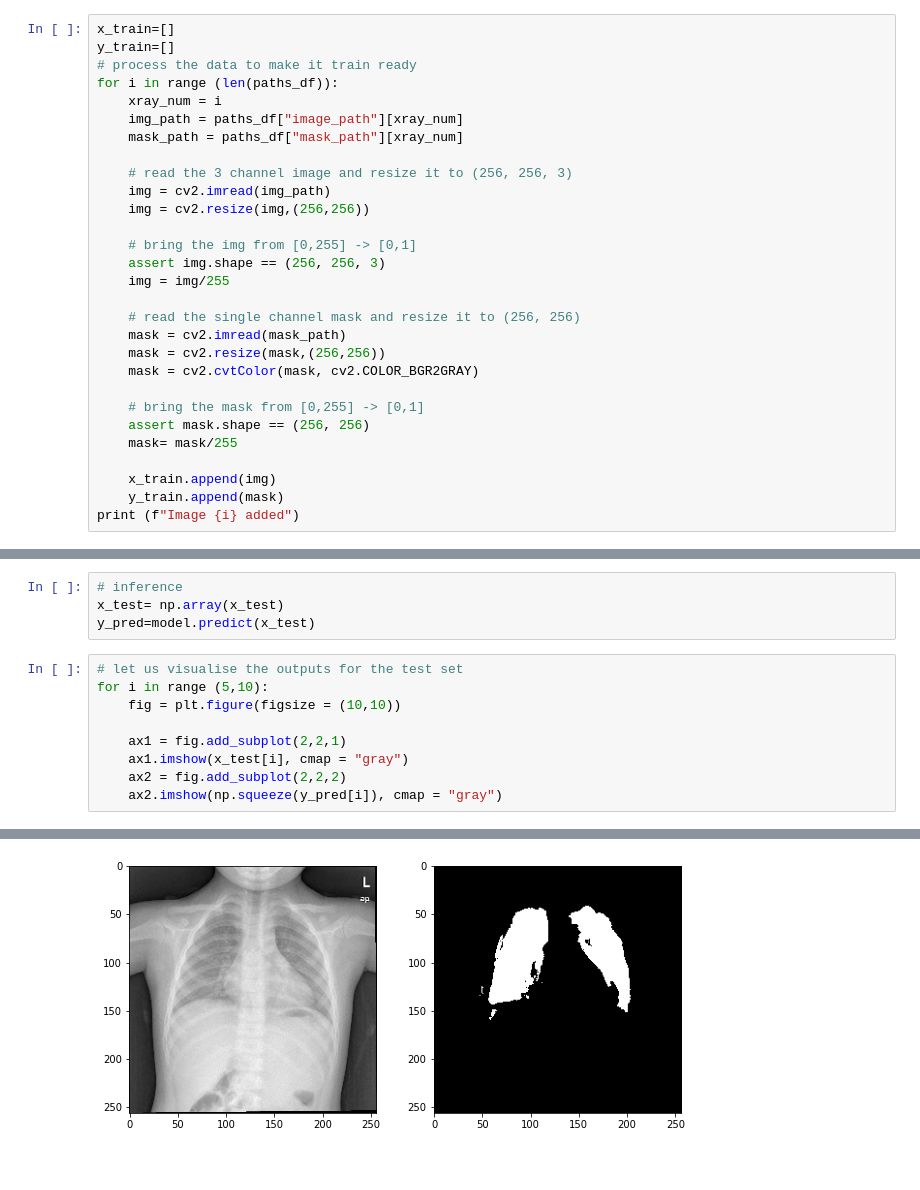
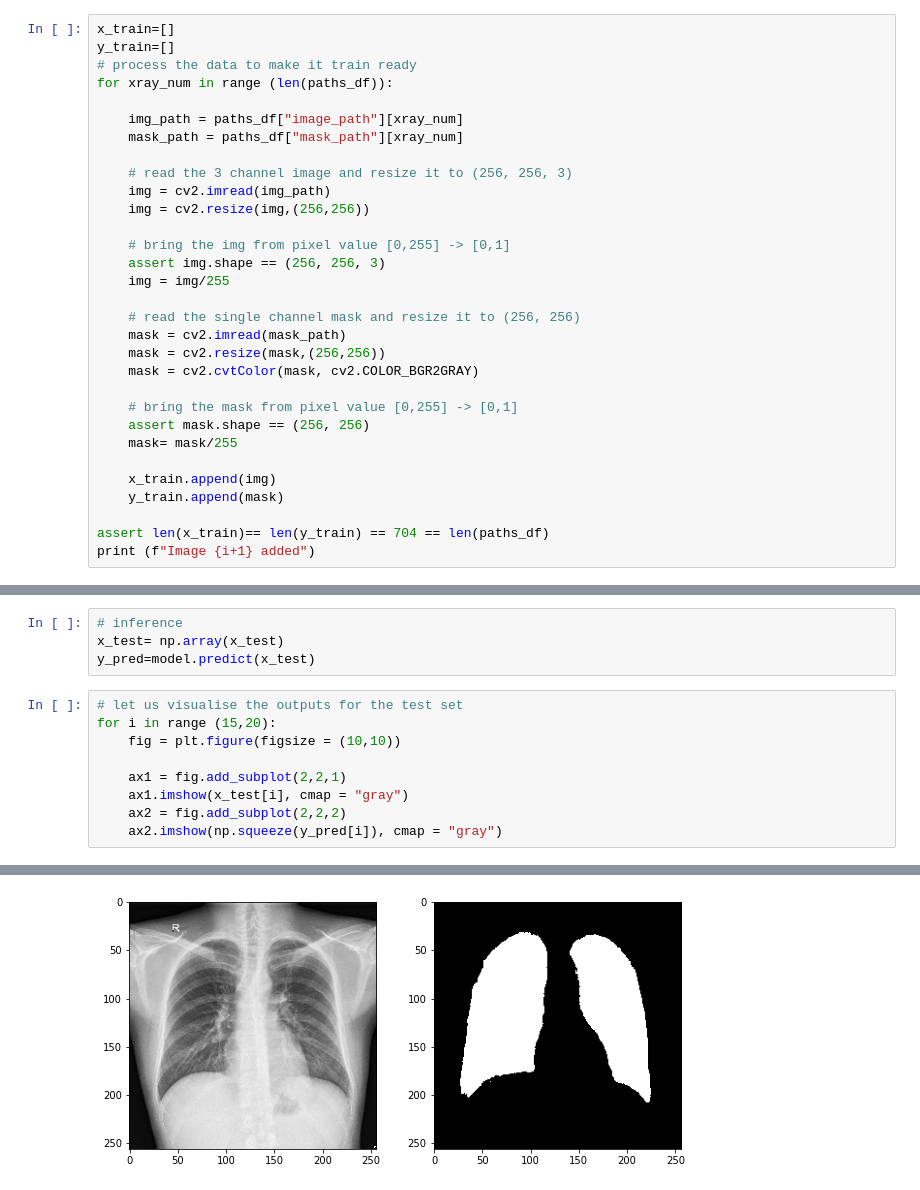
Before and after one commit to a-parida12/furry-octo-spork, a Jupyter notebook: solution/LungSegmentation.ipynb, the cells around one changed output, grey strips where cells are left out. Drawn from its saved outputs; the diff is of its cells as text.

```diff
--- a/solution/LungSegmentation.ipynb
+++ b/solution/LungSegmentation.ipynb
@@ -78,8 +101,8 @@ print(paths_df.head())
 x_train=[]
 y_train=[]
 # process the data to make it train ready
-for i in range (len(paths_df)):
-    xray_num = i
+for xray_num in range (len(paths_df)):
+
     img_path = paths_df["image_path"][xray_num]
     mask_path = paths_df["mask_path"][xray_num]
 
@@ -87,7 +110,7 @@ for i in range (len(paths_df)):
     img = cv2.imread(img_path)
     img = cv2.resize(img,(256,256))
 
-    # bring the img from [0,255] -> [0,1]
+    # bring the img from pixel value [0,255] -> [0,1]
     assert img.shape == (256, 256, 3)
     img = img/255
 
@@ -96,11 +119,13 @@ for i in range (len(paths_df)):
     mask = cv2.resize(mask,(256,256))
     mask = cv2.cvtColor(mask, cv2.COLOR_BGR2GRAY)
 
-    # bring the mask from [0,255] -> [0,1]
+    # bring the mask from pixel value [0,255] -> [0,1]
     assert mask.shape == (256, 256)
     mask= mask/255
 
     x_train.append(img)
     y_train.append(mask)
-print (f"Image {i} added")
+
+assert len(x_train)== len(y_train) == 704 == len(paths_df)
+print (f"Image {i+1} added")
 # %% [output]
@@ -298,7 +344,7 @@ x_test= np.array(x_test)
 y_pred=model.predict(x_test)
 # %%
 # let us visualise the outputs for the test set
-for i in range (5,10):
+for i in range (15,20):
     fig = plt.figure(figsize = (10,10))
 
     ax1 = fig.add_subplot(2,2,1)
@@ -311 +357 @@ for i in range (5,10):
-[figure, old version]
+[figure, new version]
```
Also changed, not shown: parts of 23 cells of this notebook.
